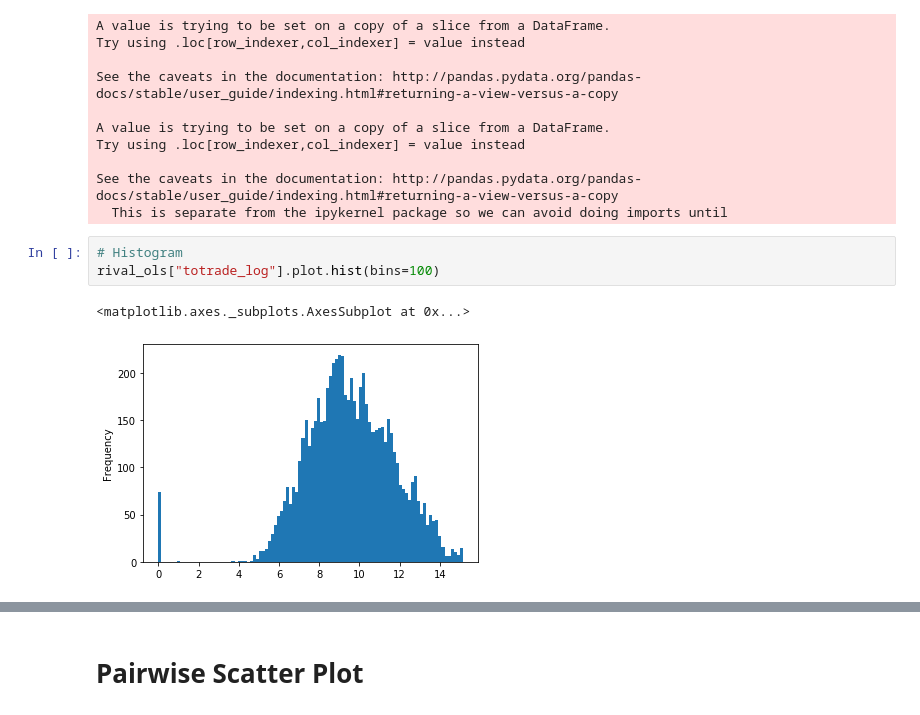
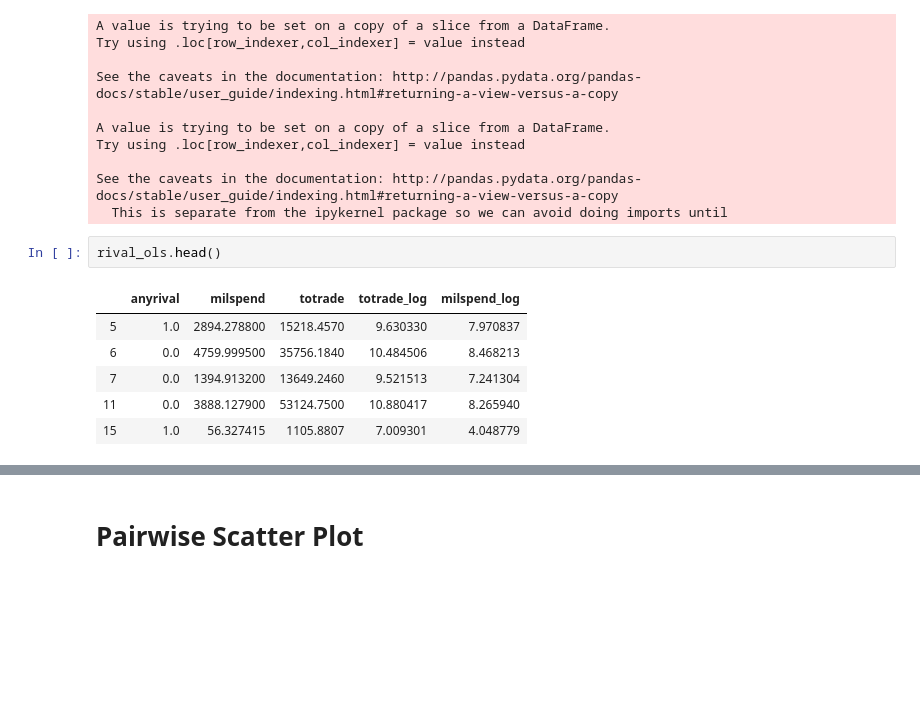
Before and after one commit to PardeeCenter/Python-Skills-Workshop, a Jupyter notebook: Session 3.2 Statistical Analysis with Python.ipynb, the cells around one changed output, grey strips where cells are left out. Drawn from its saved outputs; the diff is of its cells as text; blank space fills up the shorter version.

```diff
--- a/Session 3.2 Statistical Analysis with Python.ipynb
+++ b/Session 3.2 Statistical Analysis with Python.ipynb
@@ -118,9 +108,12 @@ Try using .loc[row_indexer,col_indexer] = value instead
 
 See the caveats in the documentation: http://pandas.pydata.org/pandas-docs/stable/user_guide/indexing.html#returning-a-view-versus-a-copy
   This is separate from the ipykernel package so we can avoid doing imports until
-# %%
-# Histogram
-rival_ols["totrade_log"].plot.hist(bins=100)
-# %% [output]
-<matplotlib.axes._subplots.AxesSubplot at 0x...>
-[figure, removed]
+# %%
+rival_ols.head()
+# %% [output]
+|  | anyrival | milspend | totrade | totrade_log | milspend_log |
+| 5 | 1.0 | 2894.278800 | 15218.4570 | 9.630330 | 7.970837 |
+| 6 | 0.0 | 4759.999500 | 35756.1840 | 10.484506 | 8.468213 |
+| 7 | 0.0 | 1394.913200 | 13649.2460 | 9.521513 | 7.241304 |
+| 11 | 0.0 | 3888.127900 | 53124.7500 | 10.880417 | 8.265940 |
+| 15 | 1.0 | 56.327415 | 1105.8807 | 7.009301 | 4.048779 |
```
Also changed, not shown: parts of 9 cells of this notebook, 3 other files.
